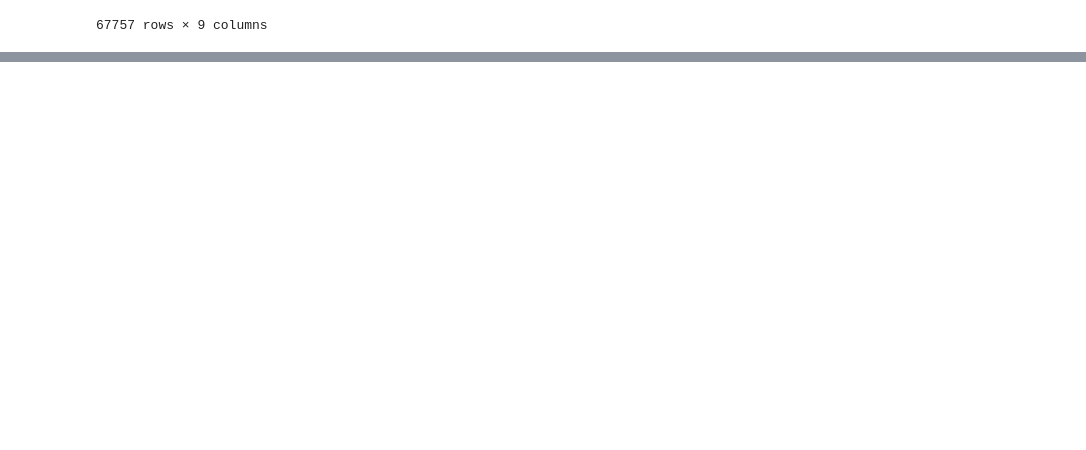
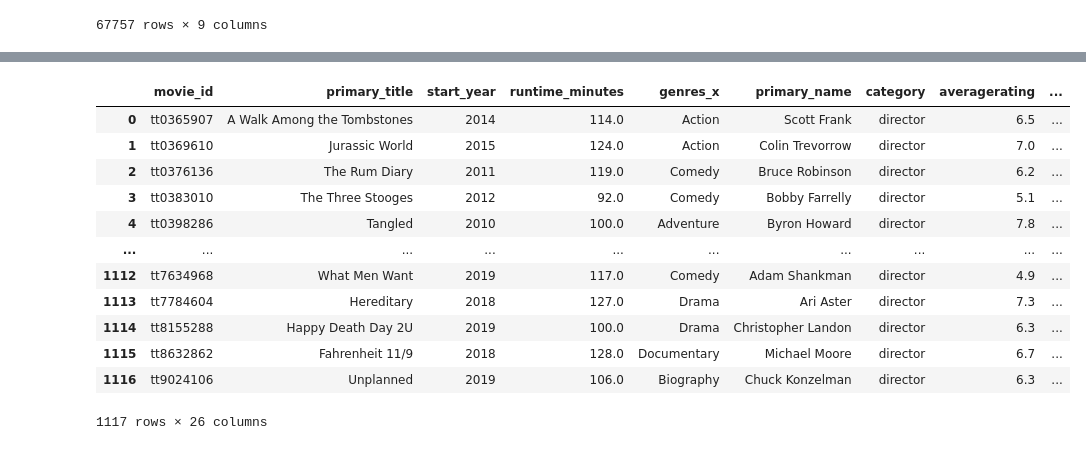
Before and after one commit to LindstromKyle/DSC-Flatiron-Project-1, a Jupyter notebook: SQL_only_db.ipynb, the cells around one changed output, grey strips where cells are left out. Drawn from its saved outputs; the diff is of its cells as text; code cells hidden in the pictures; blank space fills up the shorter version.

```diff
--- a/SQL_only_db.ipynb
+++ b/SQL_only_db.ipynb
@@ -272,0 +313,5 @@ test_sql_df.groupby(['genres'])[['averagerating']].agg('count').sort_values(by =
+# %%
+tn_movie_budgets = pd.read_csv('zippedData/tn.movie_budgets.csv.gz')
+
+tn_movie_budgets['release_date'] = pd.to_datetime(tn_movie_budgets['release_date'])
+tn_movie_budgets
@@ -272,0 +332,23 @@ test_sql_df.groupby(['genres'])[['averagerating']].agg('count').sort_values(by =
+# %%
+full_merge = sql_rt_merged.merge(tn_movie_budgets, left_on = ['primary_title','original_release_date'] ,  right_on = ['movie','release_date'])
+
+full_merge = full_merge.drop_duplicates(subset = ['primary_title','original_release_date'])
+
+
+full_merge.duplicated(subset = ['primary_title','original_release_date']).sum()
+
+full_merge
+# %% [output]
+|  | movie_id | primary_title | start_year | runtime_minutes | genres_x | primary_name | category | averagerating | ... |
+| 0 | tt0365907 | A Walk Among the Tombstones | 2014 | 114.0 | Action | Scott Frank | director | 6.5 | ... |
+| 1 | tt0369610 | Jurassic World | 2015 | 124.0 | Action | Colin Trevorrow | director | 7.0 | ... |
+| 2 | tt0376136 | The Rum Diary | 2011 | 119.0 | Comedy | Bruce Robinson | director | 6.2 | ... |
+| 3 | tt0383010 | The Three Stooges | 2012 | 92.0 | Comedy | Bobby Farrelly | director | 5.1 | ... |
+| 4 | tt0398286 | Tangled | 2010 | 100.0 | Adventure | Byron Howard | director | 7.8 | ... |
+| ... | ... | ... | ... | ... | ... | ... | ... | ... | ... |
+| 1112 | tt7634968 | What Men Want | 2019 | 117.0 | Comedy | Adam Shankman | director | 4.9 | ... |
+| 1113 | tt7784604 | Hereditary | 2018 | 127.0 | Drama | Ari Aster | director | 7.3 | ... |
+| 1114 | tt8155288 | Happy Death Day 2U | 2019 | 100.0 | Drama | Christopher Landon | director | 6.3 | ... |
+| 1115 | tt8632862 | Fahrenheit 11/9 | 2018 | 128.0 | Documentary | Michael Moore | director | 6.7 | ... |
+| 1116 | tt9024106 | Unplanned | 2019 | 106.0 | Biography | Chuck Konzelman | director | 6.3 | ... |
+1117 rows × 26 columns
```
Also changed, not shown: parts of 9 cells of this notebook, 4 other files.
